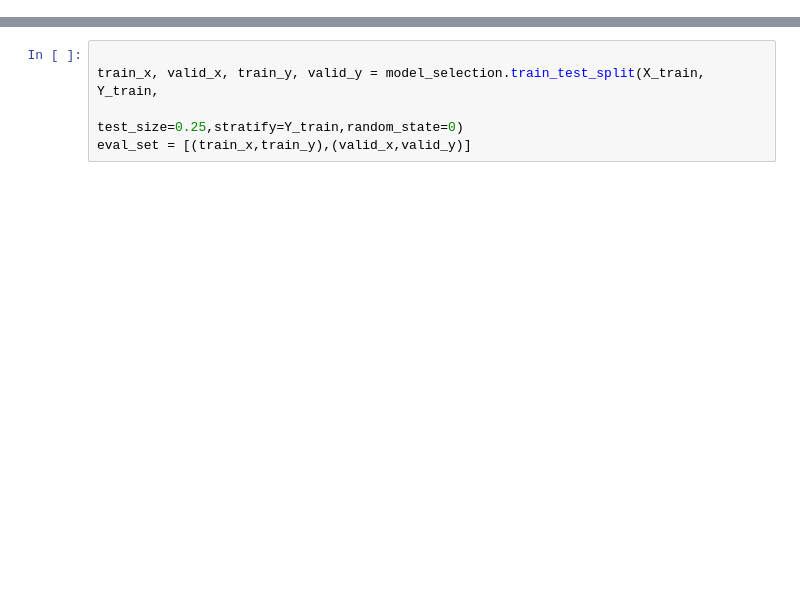
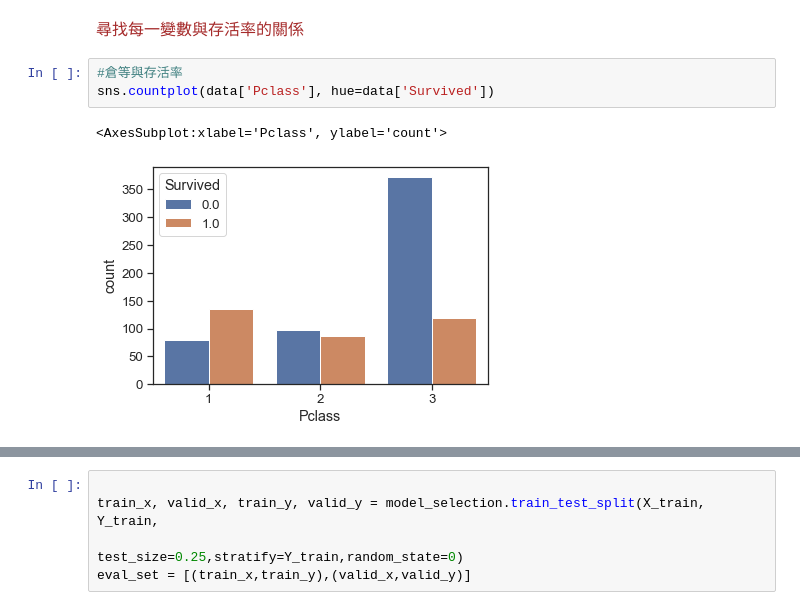
Before and after one commit to Jlumin/Kaggle_Titanic, a Jupyter notebook: Titanic.ipynb, the cells around one changed output, grey strips where cells are left out. Saved outputs shown, nothing was run; the diff lists cells and outputs as text; blank space fills up the shorter version.

```diff
--- a/Titanic.ipynb
+++ b/Titanic.ipynb
@@ -381,0 +98,8 @@ X_train.head()
+# %% [markdown]
+<font face="微软雅黑" size=3 color=#A52A2A > 尋找每一變數與存活率的關係
+# %%
+#倉等與存活率
+sns.countplot(data['Pclass'], hue=data['Survived'])
+# %% [output]
+<AxesSubplot:xlabel='Pclass', ylabel='count'>
+[figure, added]
```
Also changed, not shown: parts of 113 cells of this notebook.
